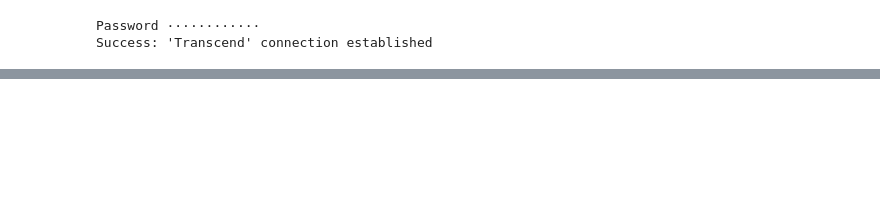
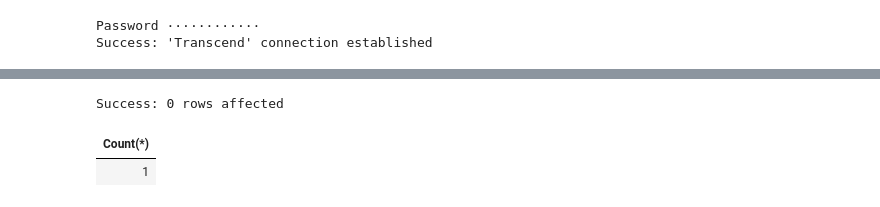
Before and after one commit to tdcoa/sql, a Jupyter notebook: datamodel/dbql_core.ipynb, the cells around one changed output, grey strips where cells are left out. Drawn from its saved outputs; the diff is of its cells as text; code cells hidden in the pictures; blank space fills up the shorter version.

```diff
--- a/datamodel/dbql_core.ipynb
+++ b/datamodel/dbql_core.ipynb
@@ -2486,0 +389,9 @@ select top 10 * from adlste_coa.coat_dat_dbql_core
+# %%
+call adlste_coa.sp_dat_DBQL_Core_QryCnt_Ranges('test')
+# %% [output]
+Success: 0 rows affected
+# %%
+select count(*) from adlste_coa.coa_dat_DBQL_Core_QryCnt_Ranges
+# %% [output]
+| Count(*) |
+| 1 |
```
Also changed, not shown: parts of 98 cells of this notebook, 12 other files.
